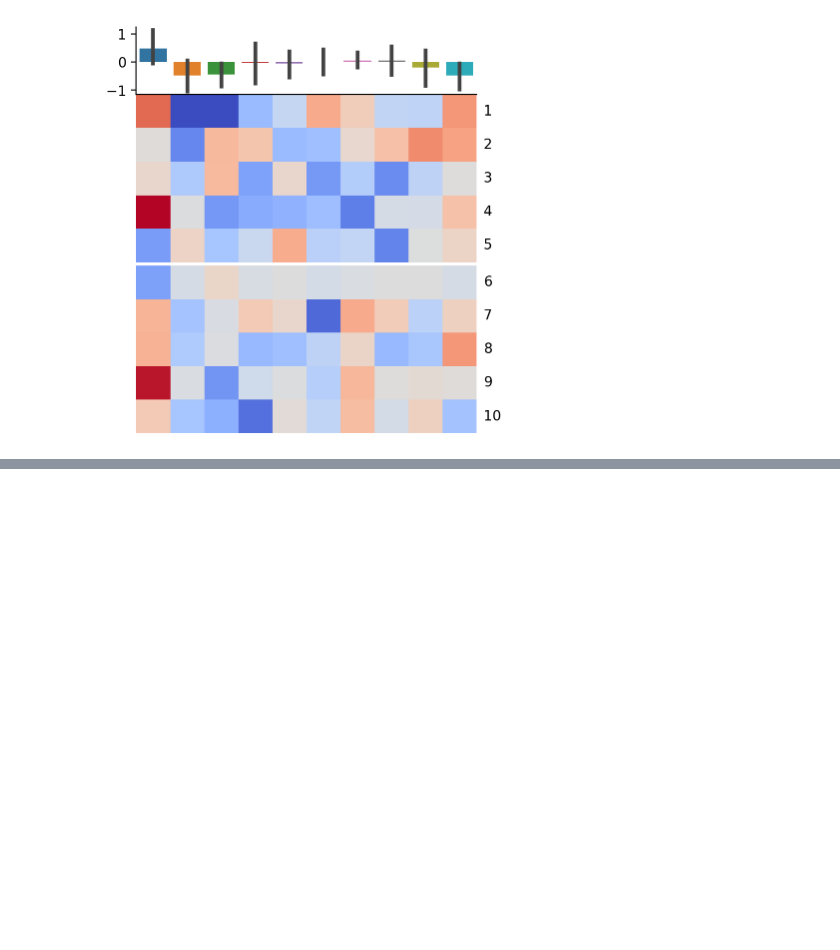
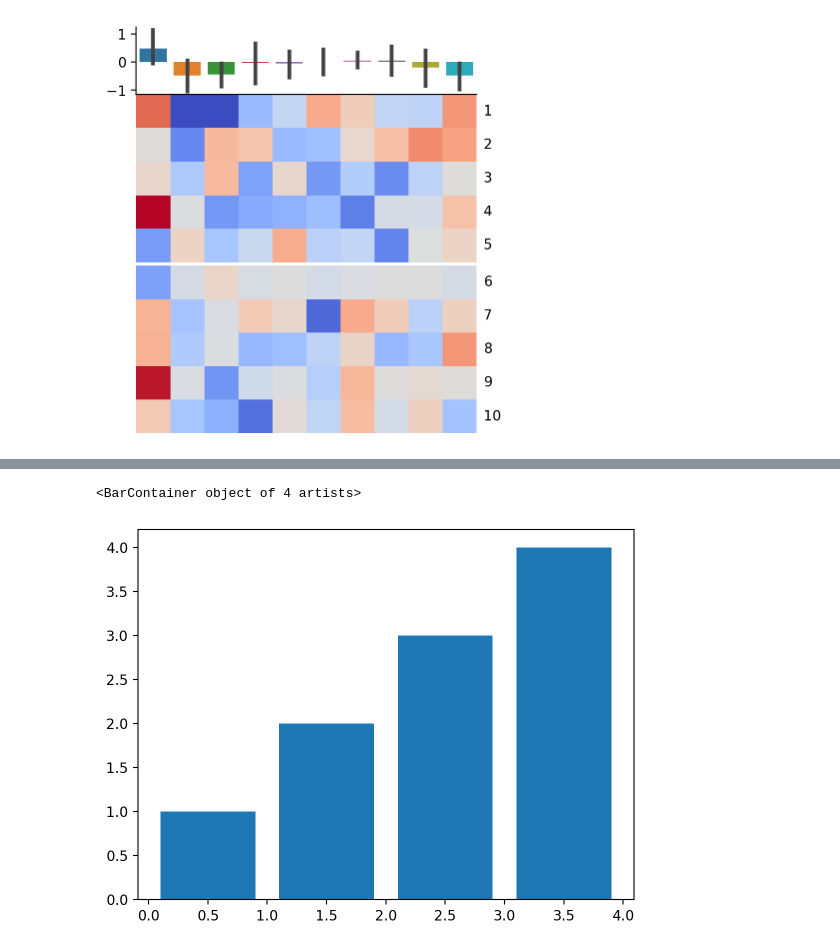
Before and after one commit to Marsilea-viz/marsilea, a Jupyter notebook: plotter_bar.ipynb, the cells around one changed output, grey strips where cells are left out. Cells and saved outputs as stored; diff of their text form; code cells hidden in the pictures; blank space fills up the shorter version.

```diff
--- a/plotter_bar.ipynb
+++ b/plotter_bar.ipynb
@@ -33,0 +52,6 @@ h.render()
+# %%
+_, ax = plt.subplots()
+ax.bar(np.arange(0, 4)+0.5, [1,2,3,4], label=[1,2,3,4])
+# %% [output]
+<BarContainer object of 4 artists>
+[figure, added]
```
Also changed, not shown: parts of 4 cells of this notebook, 4 other files.
